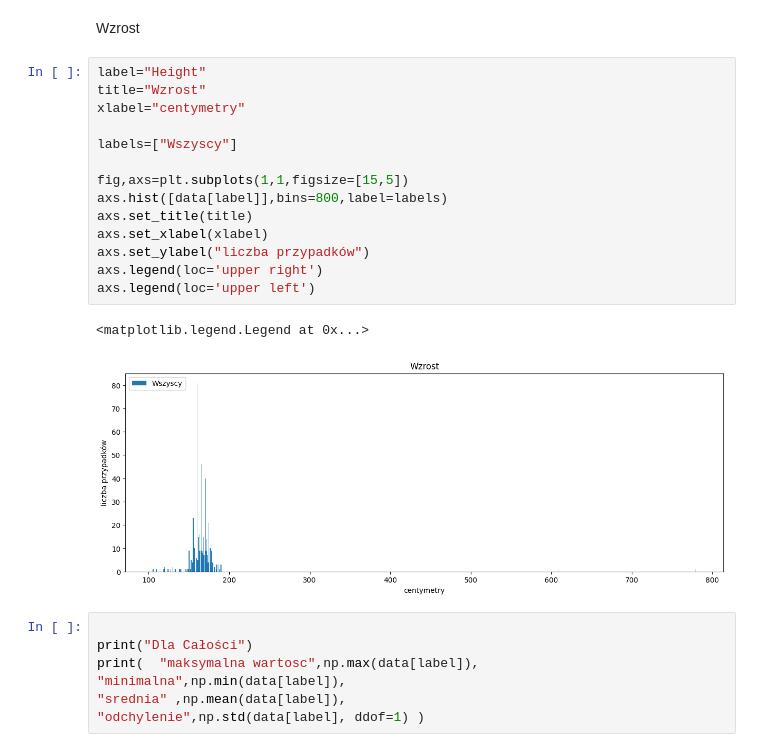
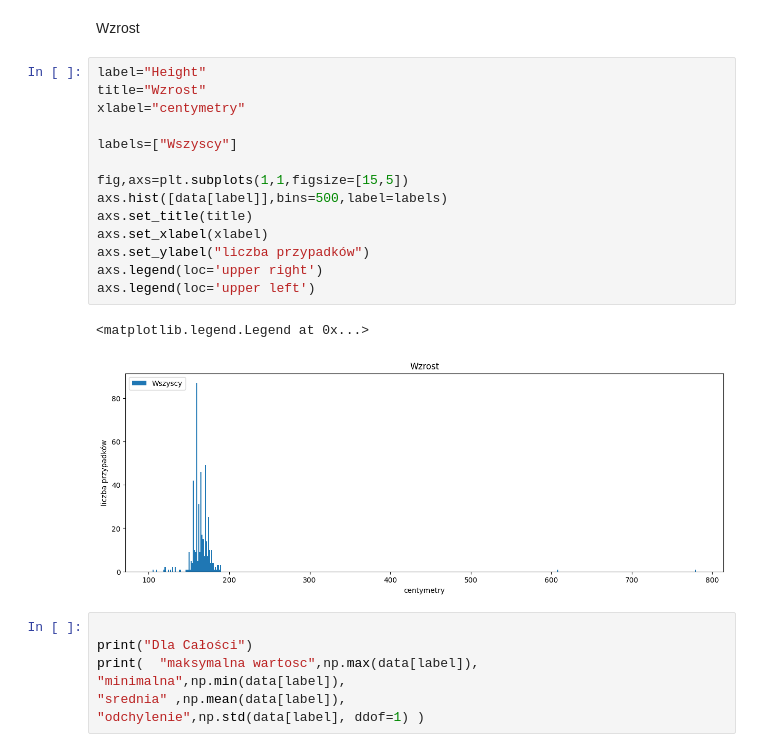
Before and after one commit to DawidGurdzinski2/Simple_Neural_Network, a Jupyter notebook: data_processing.ipynb, the cells around one changed output. Cells and saved outputs as stored; diff of their text form.

```diff
--- a/data_processing.ipynb
+++ b/data_processing.ipynb
@@ -323,20 +323,20 @@ Wzrost
 # %%
 label="Height"
 title="Wzrost"
 xlabel="centymetry"
 
 labels=["Wszyscy"]
 
 fig,axs=plt.subplots(1,1,figsize=[15,5])
-axs.hist([data[label]],bins=800,label=labels)
+axs.hist([data[label]],bins=500,label=labels)
 axs.set_title(title)
 axs.set_xlabel(xlabel)
 axs.set_ylabel("liczba przypadków")
 axs.legend(loc='upper right')
 axs.legend(loc='upper left')
 # %% [output]
 <matplotlib.legend.Legend at 0x...>
-[figure, old version]
+[figure, new version]
 # %%
 
 print("Dla Całości")
```
Also changed, not shown: parts of 18 cells of this notebook, 3 other files.
